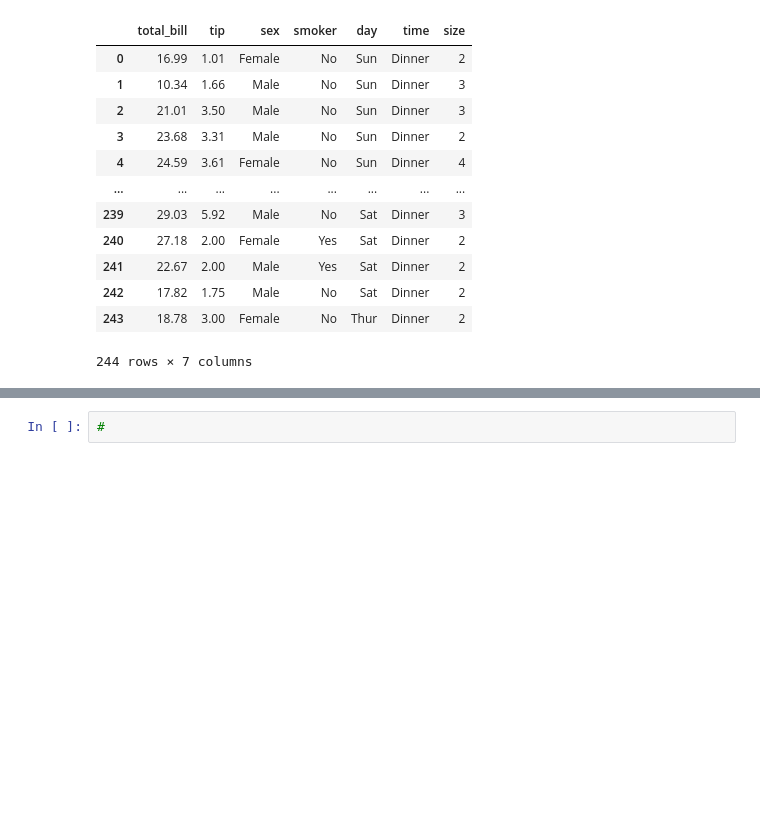
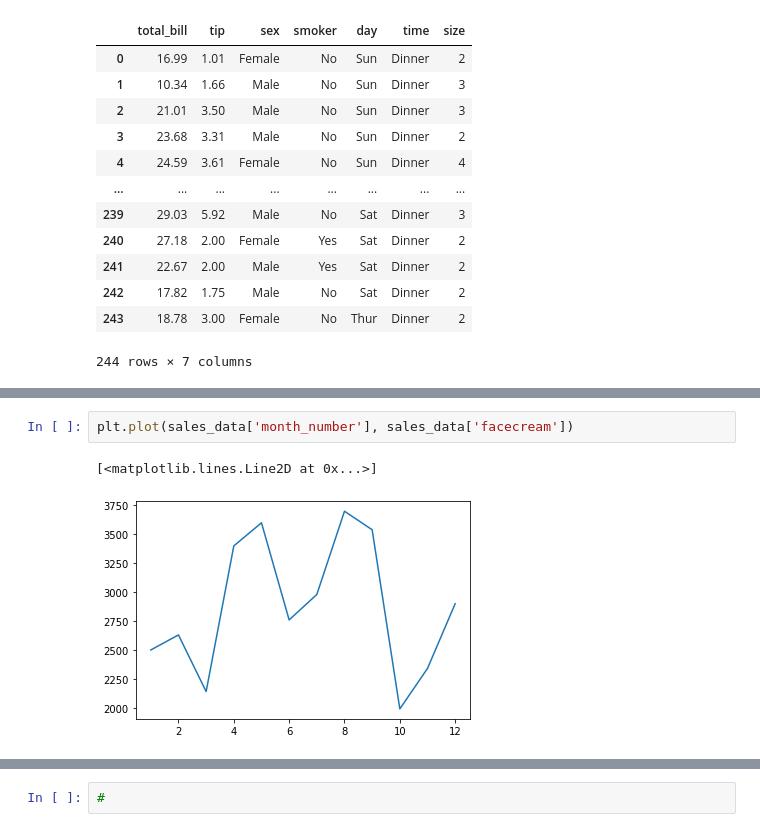
Before and after one commit to JulianOrti/Big-Data-, a Jupyter notebook: Week_04/07_Python_data_visualization_part2.ipynb, the cells around one changed output, grey strips where cells are left out. Drawn from its saved outputs; the diff is of its cells as text; blank space fills up the shorter version.

```diff
--- a/Week_04/07_Python_data_visualization_part2.ipynb
+++ b/Week_04/07_Python_data_visualization_part2.ipynb
@@ -304,0 +325,5 @@ tips
+# %%
+plt.plot(sales_data['month_number'], sales_data['facecream'])
+# %% [output]
+[<matplotlib.lines.Line2D at 0x...>]
+[figure, added]
```
Also changed, not shown: parts of 50 cells of this notebook.
